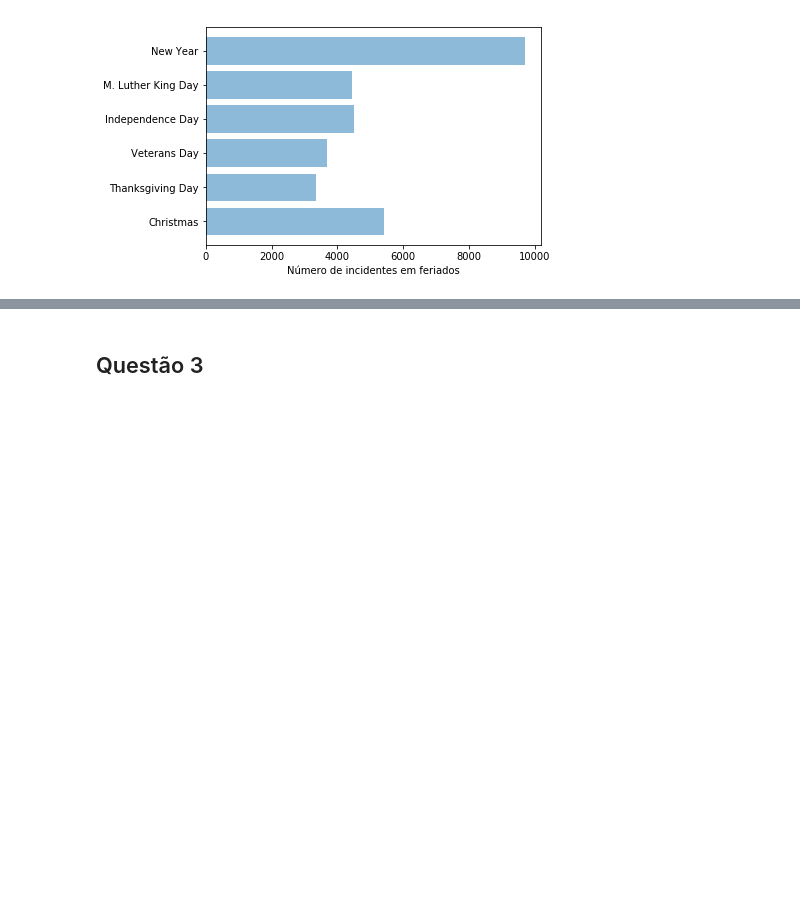
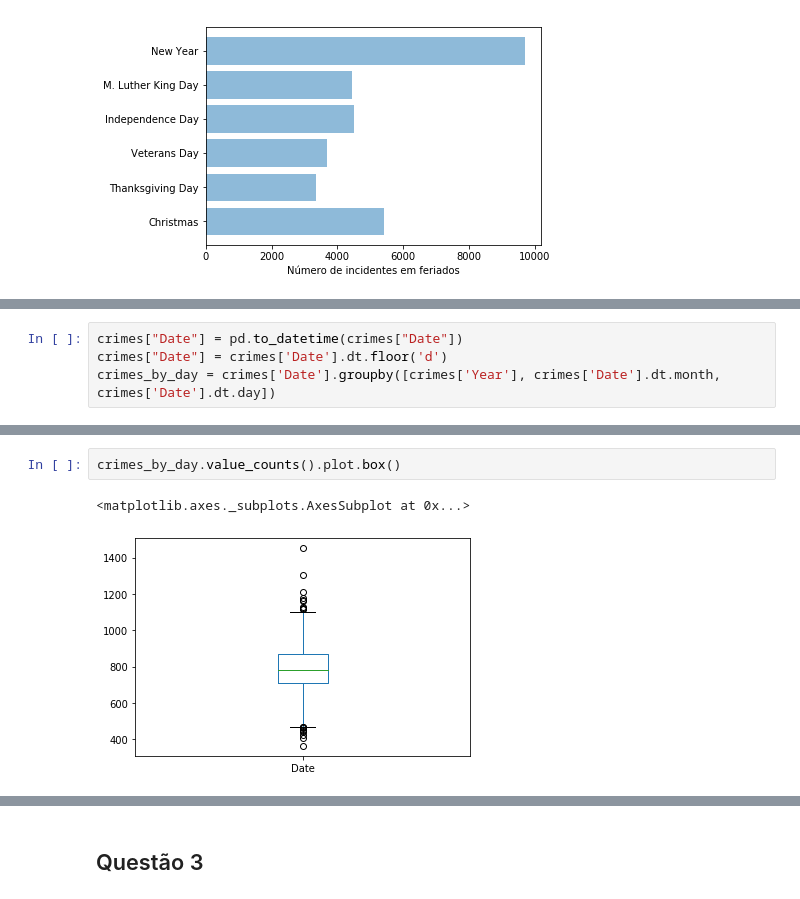
Before and after one commit to yurickyh/MAC0459, a Jupyter notebook: Chicago_Crime_Team_EP/DataScienceEP2.ipynb, the cells around one changed output, grey strips where cells are left out. Cells and saved outputs as stored; diff of their text form; blank space fills up the shorter version.

```diff
--- a/Chicago_Crime_Team_EP/DataScienceEP2.ipynb
+++ b/Chicago_Crime_Team_EP/DataScienceEP2.ipynb
@@ -324,0 +333,4 @@ plt.show()
+# %%
+crimes["Date"] = pd.to_datetime(crimes["Date"])
+crimes["Date"] = crimes['Date'].dt.floor('d')
+crimes_by_day = crimes['Date'].groupby([crimes['Year'], crimes['Date'].dt.month, crimes['Date'].dt.day])
@@ -324,0 +365,5 @@ plt.show()
+# %%
+crimes_by_day.value_counts().plot.box()
+# %% [output]
+<matplotlib.axes._subplots.AxesSubplot at 0x...>
+[figure, added]
```
Also changed, not shown: parts of 17 cells of this notebook.
